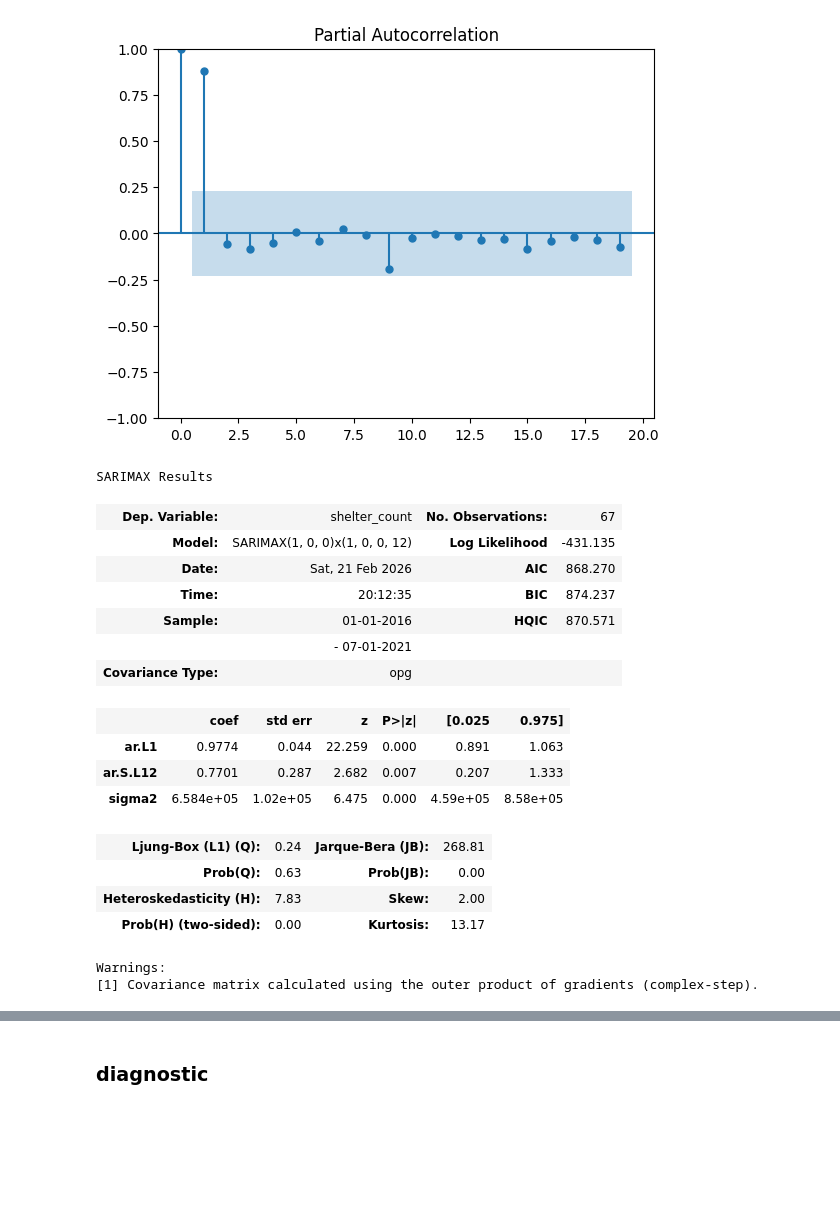
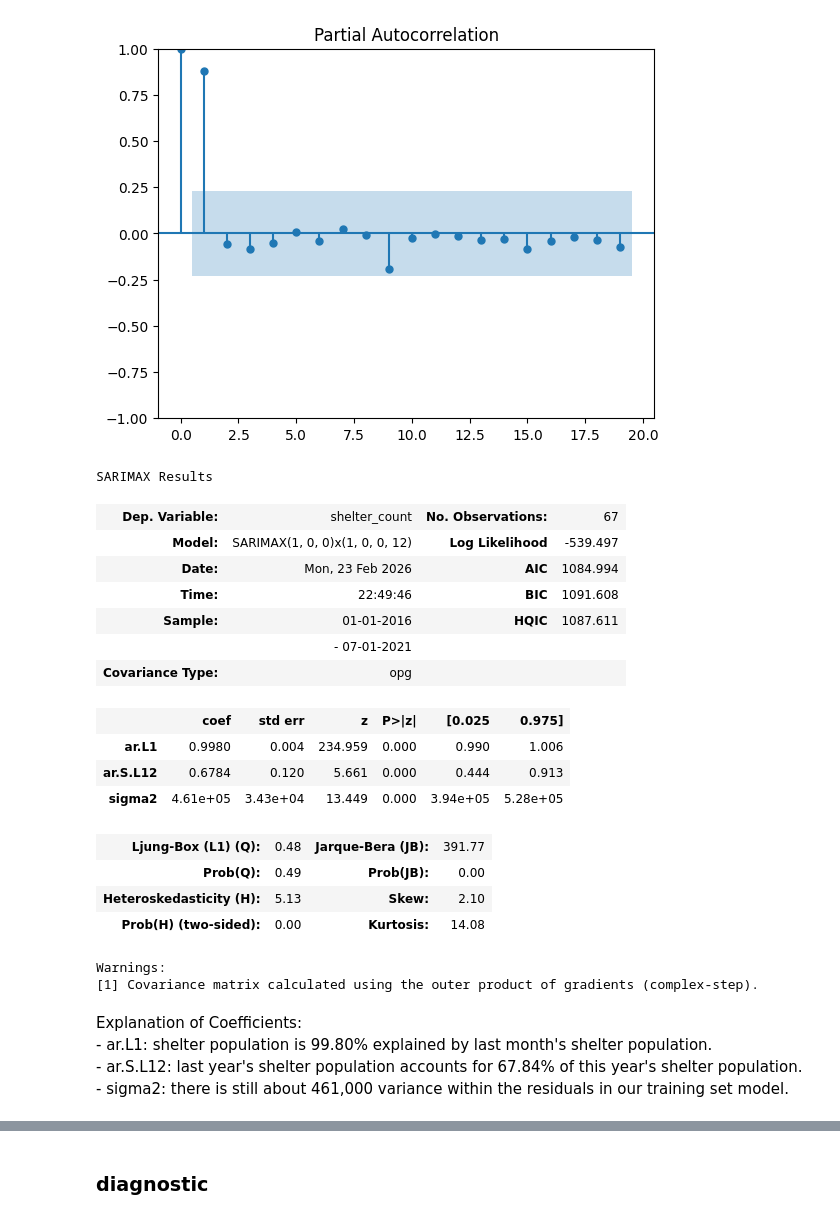
Before and after one commit to kevinserr/Time_Series_Forecast_of_Homelessness_in_NYC_with_Local_Model_Deployment, a Jupyter notebook: python/model_training.ipynb, the cells around one changed output, grey strips where cells are left out. Drawn from its saved outputs; the diff is of its cells as text; code cells hidden in the pictures; blank space fills up the shorter version.

Commit message:
adding coefficient explanations and

```diff
--- a/python/model_training.ipynb
+++ b/python/model_training.ipynb
@@ -360,39 +379,41 @@ testSarima  = s.iloc[splitSarima:]
 # %%
 # --- Fit SARIMA(p, d, q)(P, D, Q)s ---
 modelSarima = SARIMAX(
     trainSarima,
     # so far has been the best order, adding a MA performs the same but MA is not significant
     order=(1, 0, 0),        # ARIMA part: p, d, q
     # s of 12 due to original decomposition plot showing the seasonal cycle repeats every year
     # D of 1 makes PACF and ACF have spikes in lags.
     seasonal_order=(1, 0, 0, 12),
-    enforce_stationarity=False,
-    enforce_invertibility=False
+    enforce_stationarity=True
 )
 Sarimamodel_fit = modelSarima.fit()
 
 Sarimamodel_fit.summary()
-
-# CI of ar.S.L12 is something to note, upper bound of 1.333, also very wide
 # %% [output]
 SARIMAX Results
 | Dep. Variable: | shelter_count | No. Observations: | 67 |
-| Model: | SARIMAX(1, 0, 0)x(1, 0, 0, 12) | Log Likelihood | -431.135 |
-| Date: | Sat, 21 Feb 2026 | AIC | 868.270 |
-| Time: | 20:12:35 | BIC | 874.237 |
-| Sample: | 01-01-2016 | HQIC | 870.571 |
+| Model: | SARIMAX(1, 0, 0)x(1, 0, 0, 12) | Log Likelihood | -539.497 |
+| Date: | Mon, 23 Feb 2026 | AIC | 1084.994 |
+| Time: | 22:49:46 | BIC | 1091.608 |
+| Sample: | 01-01-2016 | HQIC | 1087.611 |
 |  | - 07-01-2021 |  |  |
 | Covariance Type: | opg |  |  |
 |  | coef | std err | z | P>|z| | [0.025 | 0.975] |
-| ar.L1 | 0.9774 | 0.044 | 22.259 | 0.000 | 0.891 | 1.063 |
-| ar.S.L12 | 0.7701 | 0.287 | 2.682 | 0.007 | 0.207 | 1.333 |
-| sigma2 | 6.584e+05 | 1.02e+05 | 6.475 | 0.000 | 4.59e+05 | 8.58e+05 |
+| ar.L1 | 0.9980 | 0.004 | 234.959 | 0.000 | 0.990 | 1.006 |
+| ar.S.L12 | 0.6784 | 0.120 | 5.661 | 0.000 | 0.444 | 0.913 |
+| sigma2 | 4.61e+05 | 3.43e+04 | 13.449 | 0.000 | 3.94e+05 | 5.28e+05 |
-| Ljung-Box (L1) (Q): | 0.24 | Jarque-Bera (JB): | 268.81 |
-| Prob(Q): | 0.63 | Prob(JB): | 0.00 |
-| Heteroskedasticity (H): | 7.83 | Skew: | 2.00 |
-| Prob(H) (two-sided): | 0.00 | Kurtosis: | 13.17 |
+| Ljung-Box (L1) (Q): | 0.48 | Jarque-Bera (JB): | 391.77 |
+| Prob(Q): | 0.49 | Prob(JB): | 0.00 |
+| Heteroskedasticity (H): | 5.13 | Skew: | 2.10 |
+| Prob(H) (two-sided): | 0.00 | Kurtosis: | 14.08 |
 Warnings:
 [1] Covariance matrix calculated using the outer product of gradients (complex-step).
+# %% [markdown]
+Explanation of Coefficients: <br>
+    - ar.L1: shelter population is 99.80% explained by last month's shelter population. <br>
+    - ar.S.L12: last year's shelter population accounts for 67.84% of this year's shelter population. <br>
+    - sigma2: there is still about 461,000 variance within the residuals in our training set model.
 # %%
 predictionSarima = Sarimamodel_fit.forecast(steps=len(testSarima))
 sarima_rmse = np.sqrt(mean_squared_error(testSarima, predictionSarima))
```
Also changed, not shown: parts of 39 cells of this notebook, 1 other file.
